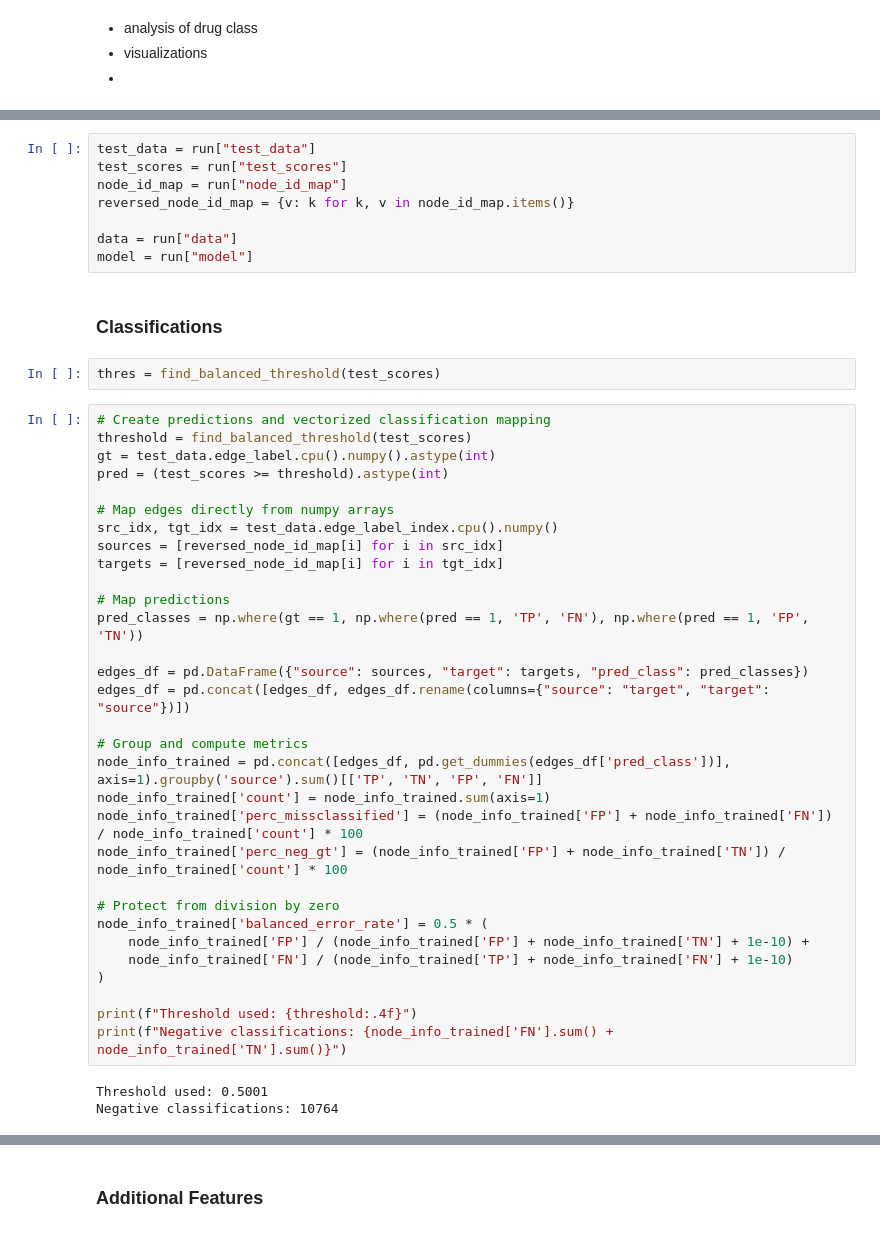
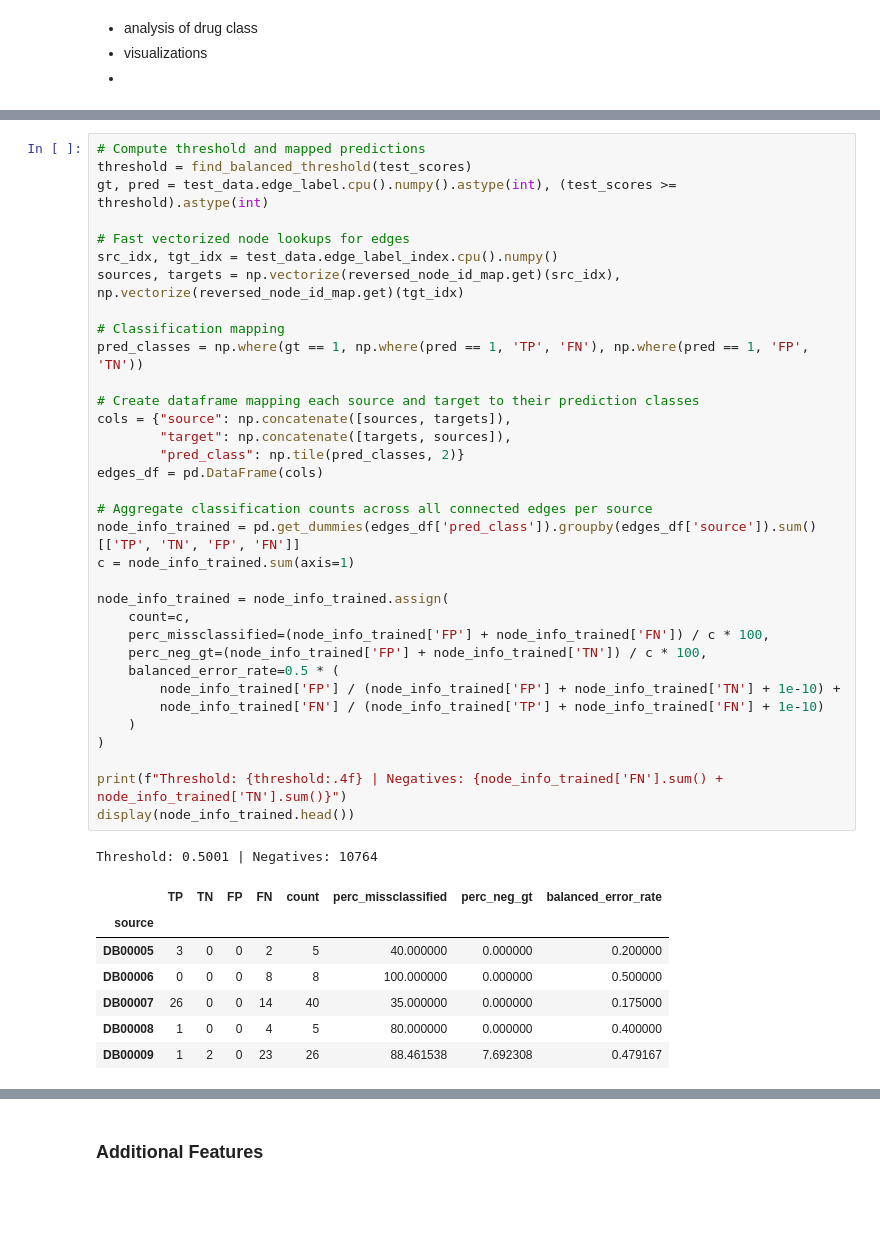
Before and after one commit to lgiobbi/DDI_with_ML, a Jupyter notebook: analysis/report.ipynb, the cells around one changed output, grey strips where cells are left out. Drawn from its saved outputs; the diff is of its cells as text; blank space fills up the shorter version.

```diff
--- a/analysis/report.ipynb
+++ b/analysis/report.ipynb
@@ -524,46 +500,43 @@ def find_f1_optimal_threshold(y_true, y_scores):
-# %%
-test_data = run["test_data"]
-test_scores = run["test_scores"]
-node_id_map = run["node_id_map"]
-reversed_node_id_map = {v: k for k, v in node_id_map.items()}
-
-data = run["data"]
-model = run["model"]
-# %% [markdown]
-### Classifications
-# %%
-thres = find_balanced_threshold(test_scores)
 # %%
-# Create predictions and vectorized classification mapping
+# Compute threshold and mapped predictions
 threshold = find_balanced_threshold(test_scores)
-gt = test_data.edge_label.cpu().numpy().astype(int)
-pred = (test_scores >= threshold).astype(int)
+gt, pred = test_data.edge_label.cpu().numpy().astype(int), (test_scores >= threshold).astype(int)
 
-# Map edges directly from numpy arrays
+# Fast vectorized node lookups for edges
 src_idx, tgt_idx = test_data.edge_label_index.cpu().numpy()
-sources = [reversed_node_id_map[i] for i in src_idx]
-targets = [reversed_node_id_map[i] for i in tgt_idx]
+sources, targets = np.vectorize(reversed_node_id_map.get)(src_idx), np.vectorize(reversed_node_id_map.get)(tgt_idx)
 
-# Map predictions
+# Classification mapping
 pred_classes = np.where(gt == 1, np.where(pred == 1, 'TP', 'FN'), np.where(pred == 1, 'FP', 'TN'))
 
-edges_df = pd.DataFrame({"source": sources, "target": targets, "pred_class": pred_classes})
-edges_df = pd.concat([edges_df, edges_df.rename(columns={"source": "target", "target": "source"})])
+# Create dataframe mapping each source and target to their prediction classes
+cols = {"source": np.concatenate([sources, targets]),
+        "target": np.concatenate([targets, sources]),
+        "pred_class": np.tile(pred_classes, 2)}
+edges_df = pd.DataFrame(cols)
 
-# Group and compute metrics
-node_info_trained = pd.concat([edges_df, pd.get_dummies(edges_df['pred_class'])], axis=1).groupby('source').sum()[['TP', 'TN', 'FP', 'FN']]
-node_info_trained['count'] = node_info_trained.sum(axis=1)
-node_info_trained['perc_missclassified'] = (node_info_trained['FP'] + node_info_trained['FN']) / node_info_trained['count'] * 100
-node_info_trained['perc_neg_gt'] = (node_info_trained['FP'] + node_info_trained['TN']) / node_info_trained['count'] * 100
+# Aggregate classification counts across all connected edges per source
+node_info_trained = pd.get_dummies(edges_df['pred_class']).groupby(edges_df['source']).sum()[['TP', 'TN', 'FP', 'FN']]
+c = node_info_trained.sum(axis=1)
 
-# Protect from division by zero
-node_info_trained['balanced_error_rate'] = 0.5 * (
-    node_info_trained['FP'] / (node_info_trained['FP'] + node_info_trained['TN'] + 1e-10) +
-    node_info_trained['FN'] / (node_info_trained['TP'] + node_info_trained['FN'] + 1e-10)
+node_info_trained = node_info_trained.assign(
+    count=c,
+    perc_missclassified=(node_info_trained['FP'] + node_info_trained['FN']) / c * 100,
+    perc_neg_gt=(node_info_trained['FP'] + node_info_trained['TN']) / c * 100,
+    balanced_error_rate=0.5 * (
+        node_info_trained['FP'] / (node_info_trained['FP'] + node_info_trained['TN'] + 1e-10) +
+        node_info_trained['FN'] / (node_info_trained['TP'] + node_info_trained['FN'] + 1e-10)
+    )
 )
 
-print(f"Threshold used: {threshold:.4f}")
-print(f"Negative classifications: {node_info_trained['FN'].sum() + node_info_trained['TN'].sum()}")
+print(f"Threshold: {threshold:.4f} | Negatives: {node_info_trained['FN'].sum() + node_info_trained['TN'].sum()}")
+display(node_info_trained.head())
 # %% [output]
-Threshold used: 0.5001
-Negative classifications: 10764
+Threshold: 0.5001 | Negatives: 10764
+|  | TP | TN | FP | FN | count | perc_missclassified | perc_neg_gt | balanced_error_rate |
+| source |  |  |  |  |  |  |  |  |
+| DB00005 | 3 | 0 | 0 | 2 | 5 | 40.000000 | 0.000000 | 0.200000 |
+| DB00006 | 0 | 0 | 0 | 8 | 8 | 100.000000 | 0.000000 | 0.500000 |
+| DB00007 | 26 | 0 | 0 | 14 | 40 | 35.000000 | 0.000000 | 0.175000 |
+| DB00008 | 1 | 0 | 0 | 4 | 5 | 80.000000 | 0.000000 | 0.400000 |
+| DB00009 | 1 | 2 | 0 | 23 | 26 | 88.461538 | 7.692308 | 0.479167 |
```
Also changed, not shown: parts of 14 cells of this notebook.
